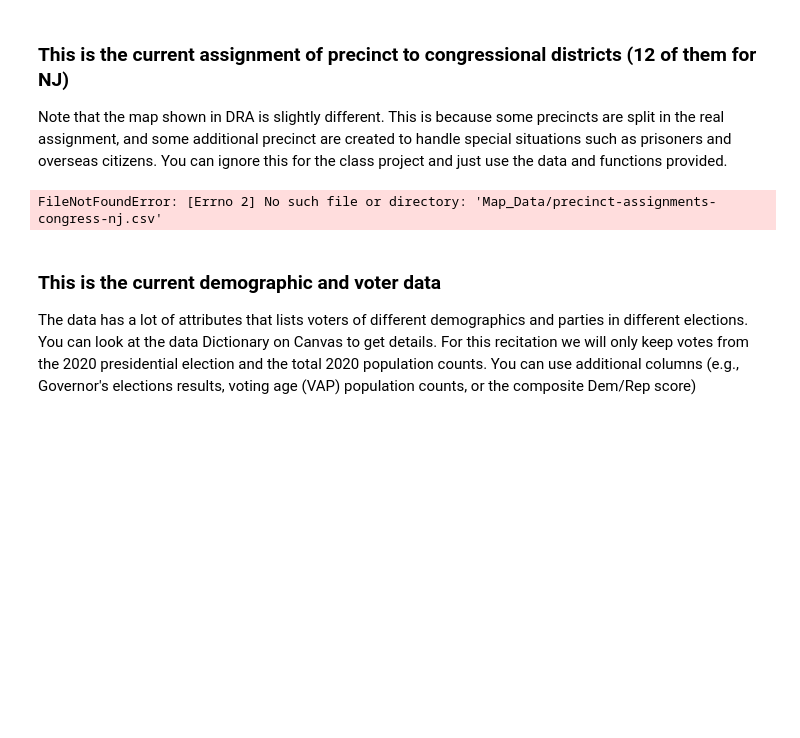
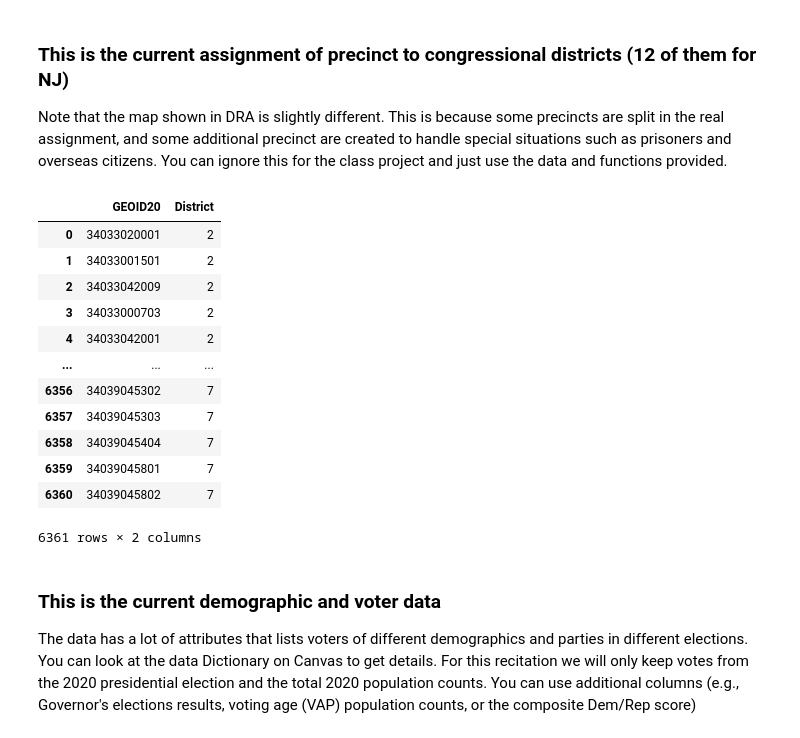
Before and after one commit to cerredz/Algorithmns-In-Society-project-2, a Jupyter notebook: fair.ipynb, the cells around one changed output. Cells and saved outputs as stored; diff of their text form; code cells hidden in the pictures; blank space fills up the shorter version.

```diff
--- a/fair.ipynb
+++ b/fair.ipynb
@@ -120,10 +107,22 @@ The data is in Canvas, you should upload it to your Google Drive first (if using
 ### This is the current assignment of precinct to congressional districts (12 of them for NJ)
 Note that the map shown in DRA is slightly different. This is because some precincts are split in the real assignment, and some additional precinct are created to handle special situations such as prisoners and overseas citizens. You can ignore this for the class project and just use the data and functions provided.
 # %%
-nj_current_assignment = pd.read_csv('Map_Data/precinct-assignments-congress-nj.csv')
+nj_current_assignment = pd.read_csv('precinct-assignments-congress-nj.csv')
 nj_current_assignment
 # %% [output]
+|  | GEOID20 | District |
+| 0 | 34033020001 | 2 |
+| 1 | 34033001501 | 2 |
+| 2 | 34033042009 | 2 |
+| 3 | 34033000703 | 2 |
+| 4 | 34033042001 | 2 |
+| ... | ... | ... |
+| 6356 | 34039045302 | 7 |
+| 6357 | 34039045303 | 7 |
+| 6358 | 34039045404 | 7 |
+| 6359 | 34039045801 | 7 |
+| 6360 | 34039045802 | 7 |
-FileNotFoundError: [Errno 2] No such file or directory: 'Map_Data/precinct-assignments-congress-nj.csv'
+6361 rows × 2 columns
 # %% [markdown]
 ### This is the current demographic and voter data
 The data has a lot of attributes that lists voters of different demographics and parties in different elections. You can look at the data Dictionary on Canvas to get details. For this recitation we will only keep votes from the 2020  presidential election and the total 2020 population counts. You can use additional columns (e.g., Governor's elections results, voting age (VAP) population counts, or the composite Dem/Rep score)
```
Also changed, not shown: parts of 10 cells of this notebook, 2 other files.
